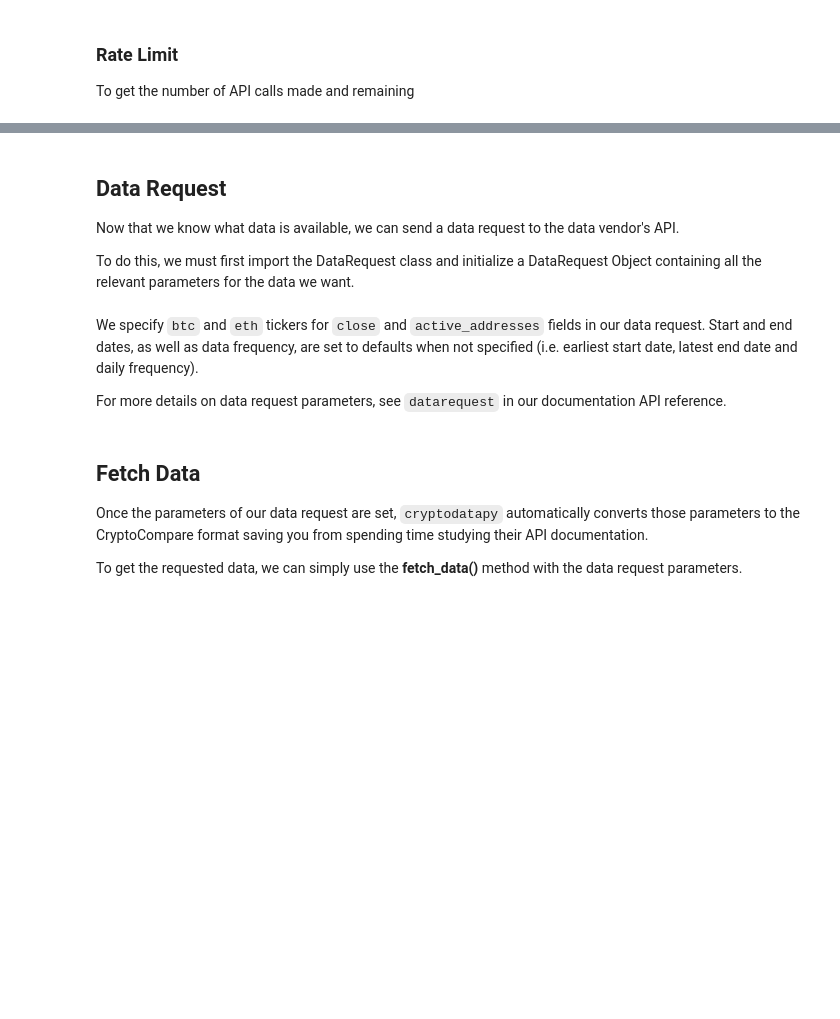
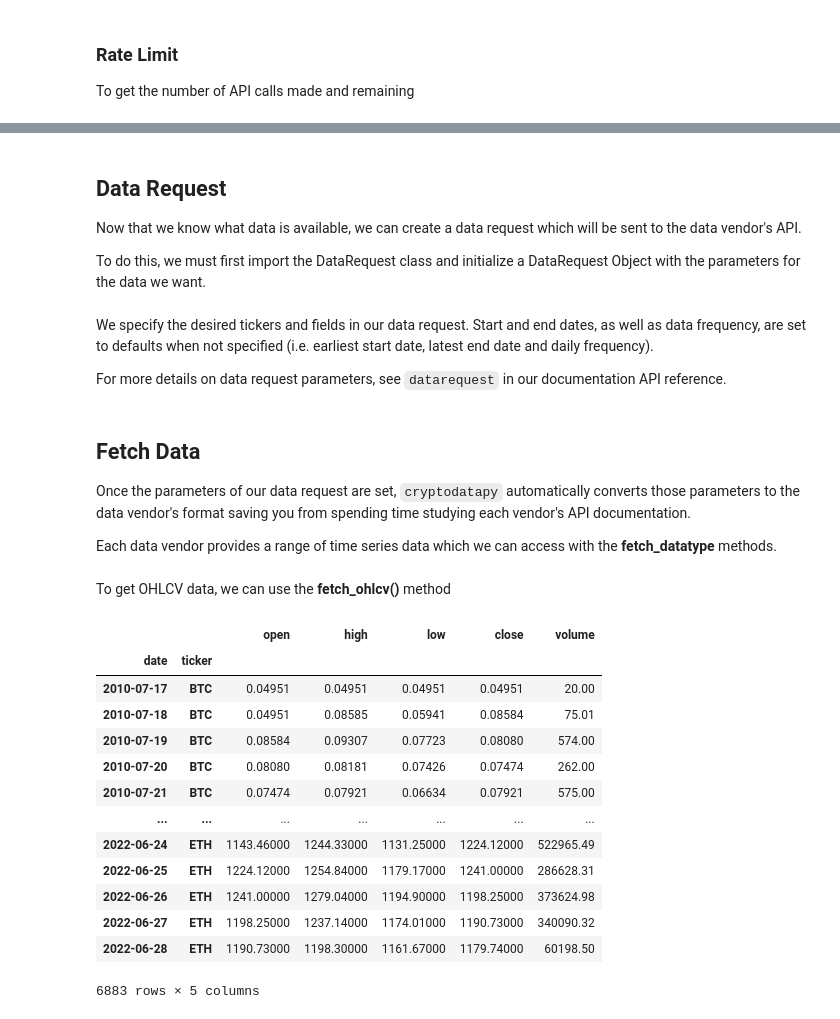
Before and after one commit to systamental/cryptodatapy, a Jupyter notebook: docs/example.ipynb, the cells around one changed output, grey strips where cells are left out. Cells and saved outputs as stored; diff of their text form; code cells hidden in the pictures; blank space fills up the shorter version.

```diff
--- a/docs/example.ipynb
+++ b/docs/example.ipynb
@@ -285,21 +366,40 @@ cc.rate_limit
 # %% [markdown]
 ## Data Request
 
-Now that we know what data is available, we can send a data request to the data vendor's API.
+Now that we know what data is available, we can create a data request which will be sent to the data vendor's API.
 
-To do this, we must first import the DataRequest class and initialize a DataRequest Object containing all the relevant parameters for the data we want.
+To do this, we must first import the DataRequest class and initialize a DataRequest Object with the parameters for the data we want.
 # %%
 # import DataRequest
 from cryptodatapy.data_requests.datarequest import DataRequest
 # initialize DataRequest
 data_req = DataRequest(tickers=['btc', 'eth'], fields=['close', 'active_addresses'])
 # %% [markdown]
-We specify `btc` and `eth` tickers for `close` and `active_addresses` fields in our data request. Start and end dates, as well as data frequency, are set to defaults when not specified (i.e. earliest start date, latest end date and daily frequency).
+We specify the desired tickers and fields in our data request. Start and end dates, as well as data frequency, are set to defaults when not specified (i.e. earliest start date, latest end date and daily frequency).
 
 For more details on data request parameters, see `datarequest` in our documentation API reference.
 # %% [markdown]
 ## Fetch Data
 
-Once the parameters of our data request are set, `cryptodatapy` automatically converts those parameters to the CryptoCompare format saving you from spending time studying their API documentation.
+Once the parameters of our data request are set, `cryptodatapy` automatically converts those parameters to the data vendor's format saving you from spending time studying each vendor's API documentation.
 
-To get the requested data, we can simply use the **fetch_data()** method with the data request parameters.
+Each data vendor provides a range of time series data which we can access with the **fetch_datatype** methods.
+# %% [markdown]
+To get OHLCV data, we can use the **fetch_ohlcv()** method
+# %%
+cc.fetch_ohlcv(data_req)
+# %% [output]
+|  |  | open | high | low | close | volume |
+| date | ticker |  |  |  |  |  |
+| 2010-07-17 | BTC | 0.04951 | 0.04951 | 0.04951 | 0.04951 | 20.00 |
+| 2010-07-18 | BTC | 0.04951 | 0.08585 | 0.05941 | 0.08584 | 75.01 |
+| 2010-07-19 | BTC | 0.08584 | 0.09307 | 0.07723 | 0.08080 | 574.00 |
+| 2010-07-20 | BTC | 0.08080 | 0.08181 | 0.07426 | 0.07474 | 262.00 |
+| 2010-07-21 | BTC | 0.07474 | 0.07921 | 0.06634 | 0.07921 | 575.00 |
+| ... | ... | ... | ... | ... | ... | ... |
+| 2022-06-24 | ETH | 1143.46000 | 1244.33000 | 1131.25000 | 1224.12000 | 522965.49 |
+| 2022-06-25 | ETH | 1224.12000 | 1254.84000 | 1179.17000 | 1241.00000 | 286628.31 |
+| 2022-06-26 | ETH | 1241.00000 | 1279.04000 | 1194.90000 | 1198.25000 | 373624.98 |
+| 2022-06-27 | ETH | 1198.25000 | 1237.14000 | 1174.01000 | 1190.73000 | 340090.32 |
+| 2022-06-28 | ETH | 1190.73000 | 1198.30000 | 1161.67000 | 1179.74000 | 60198.50 |
+6883 rows × 5 columns
```
Also changed, not shown: parts of 27 cells of this notebook.
